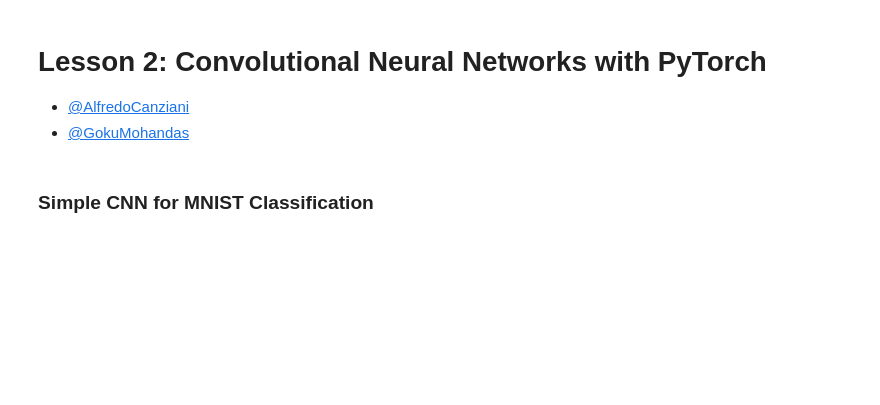
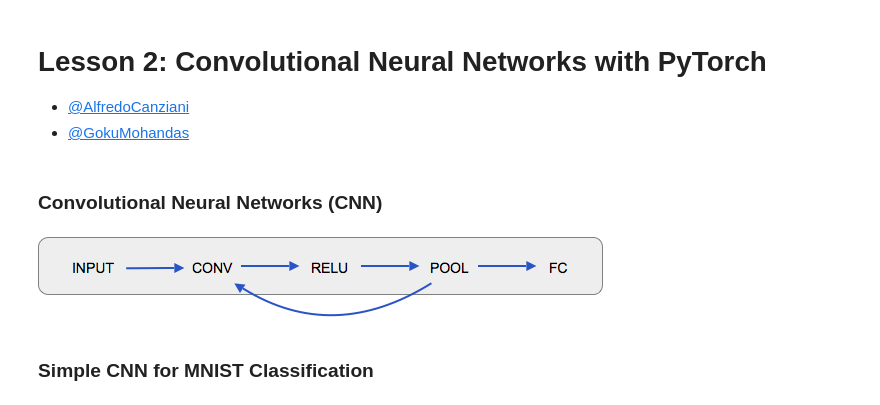
Before and after one commit to GokuMohandas/oreilly-pytorch, a Jupyter notebook: code/lesson2/lesson2.ipynb, the cells around one changed output. Drawn from its saved outputs; the diff is of its cells as text; code cells hidden in the pictures; blank space fills up the shorter version.

```diff
--- a/code/lesson2/lesson2.ipynb
+++ b/code/lesson2/lesson2.ipynb
@@ -49,6 +49,12 @@ from torchvision import (
     models,
     utils,
 )
+# %% [markdown]
+### Convolutional Neural Networks (CNN)
+# %%
+Image(filename='figures/ch03_cnn_pipeline.jpg')
+# %% [output]
+[figure, added]
 # %% [markdown]
 ### Simple CNN for MNIST Classification
 # %%
```
Also changed, not shown: parts of 15 cells of this notebook, 35 other files.
